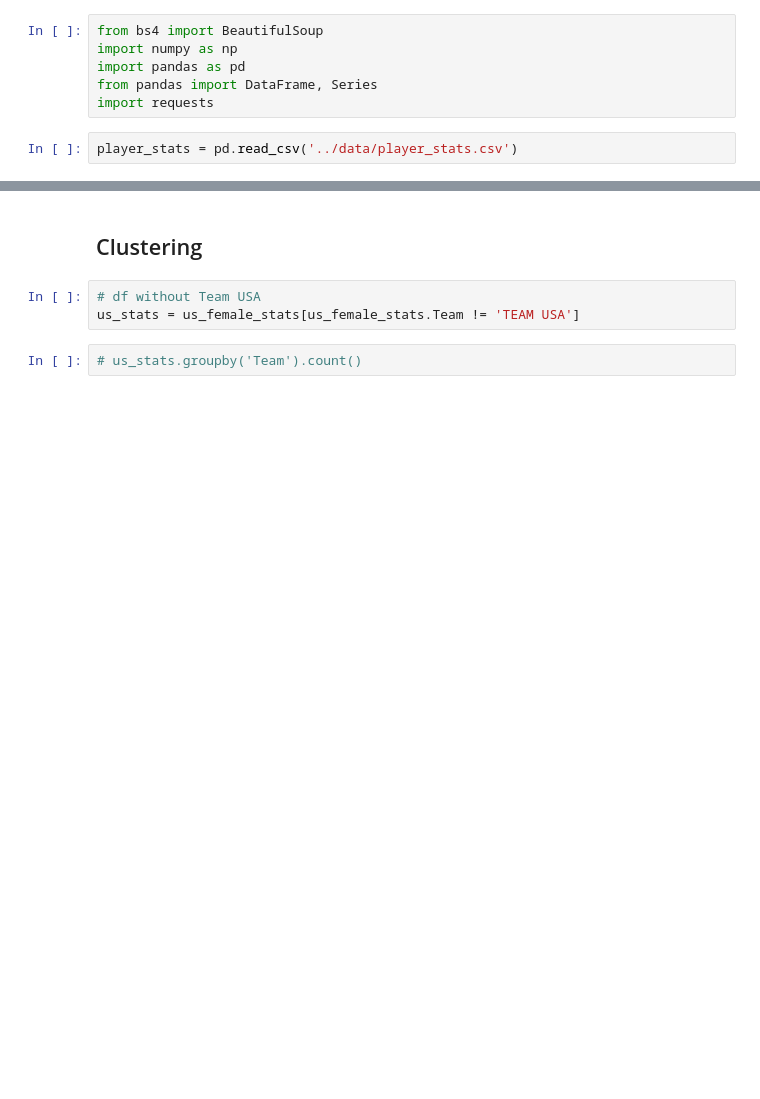
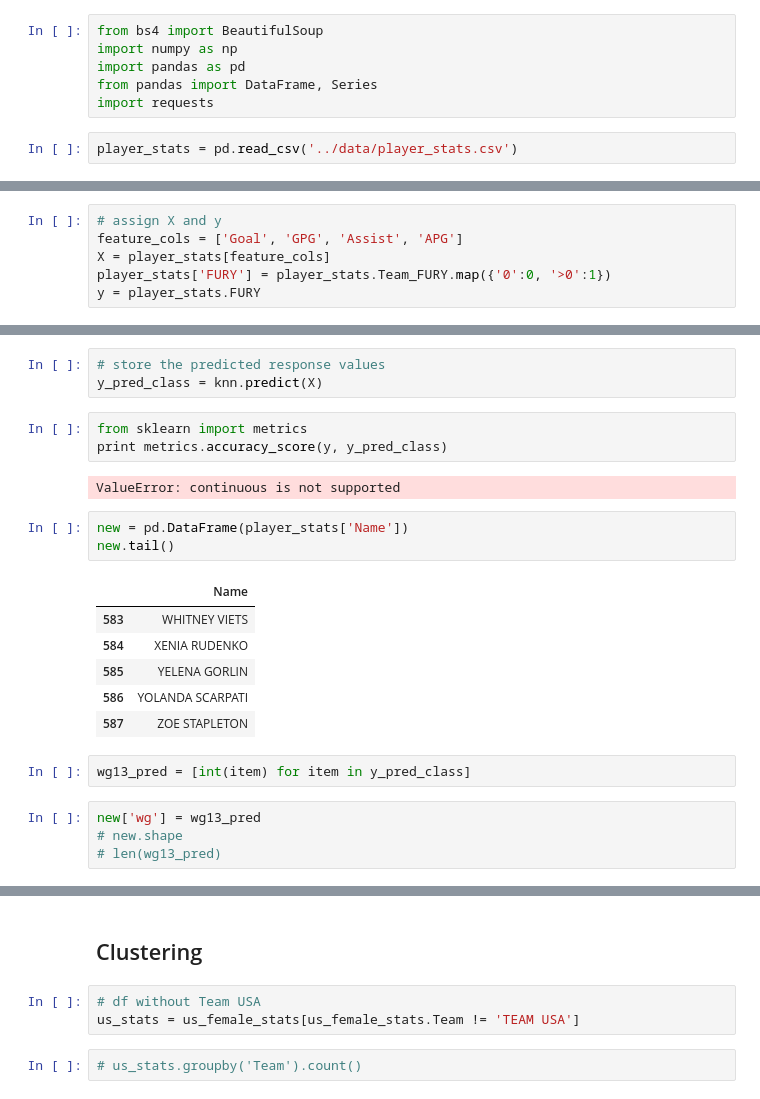
Before and after one commit to octaviaaris/ga_hw, a Jupyter notebook: FinalProject/notebooks/ultimate_stats_modeling.ipynb, the cells around one changed output, grey strips where cells are left out. Drawn from its saved outputs; the diff is of its cells as text; blank space fills up the shorter version.

```diff
--- a/FinalProject/notebooks/ultimate_stats_modeling.ipynb
+++ b/FinalProject/notebooks/ultimate_stats_modeling.ipynb
@@ -25,0 +33,6 @@ player_stats[player_stats.wg13 ==1].groupby('Name').mean()
+# %%
+# assign X and y
+feature_cols = ['Goal', 'GPG', 'Assist', 'APG']
+X = player_stats[feature_cols]
+player_stats['FURY'] = player_stats.Team_FURY.map({'0':0, '>0':1})
+y = player_stats.FURY
@@ -25,0 +65,24 @@ player_stats[player_stats.wg13 ==1].groupby('Name').mean()
+# %%
+# store the predicted response values
+y_pred_class = knn.predict(X)
+# %%
+from sklearn import metrics
+print metrics.accuracy_score(y, y_pred_class)
+# %% [output]
+ValueError: continuous is not supported
+# %%
+new = pd.DataFrame(player_stats['Name'])
+new.tail()
+# %% [output]
+|  | Name |
+| 583 | WHITNEY VIETS |
+| 584 | XENIA RUDENKO |
+| 585 | YELENA GORLIN |
+| 586 | YOLANDA SCARPATI |
+| 587 | ZOE STAPLETON |
+# %%
+wg13_pred = [int(item) for item in y_pred_class]
+# %%
+new['wg'] = wg13_pred
+# new.shape
+# len(wg13_pred)
```
Also changed, not shown: parts of 7 cells of this notebook, 4 other files.
